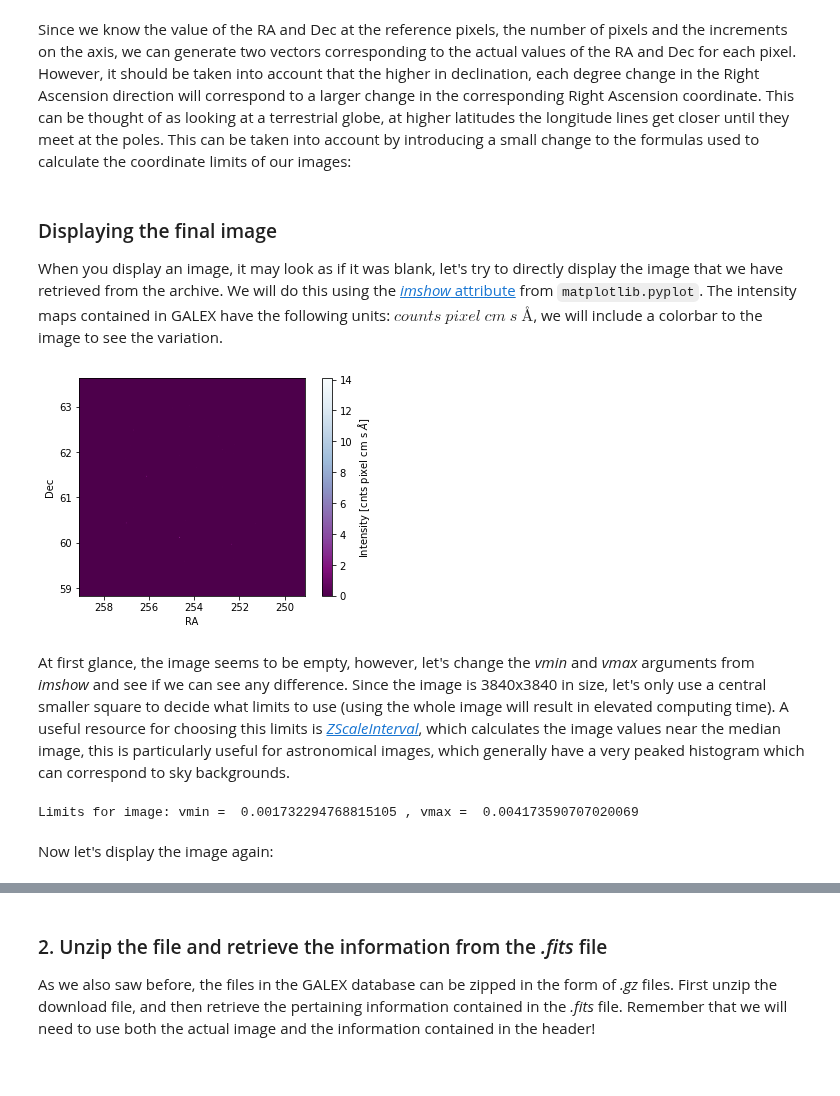
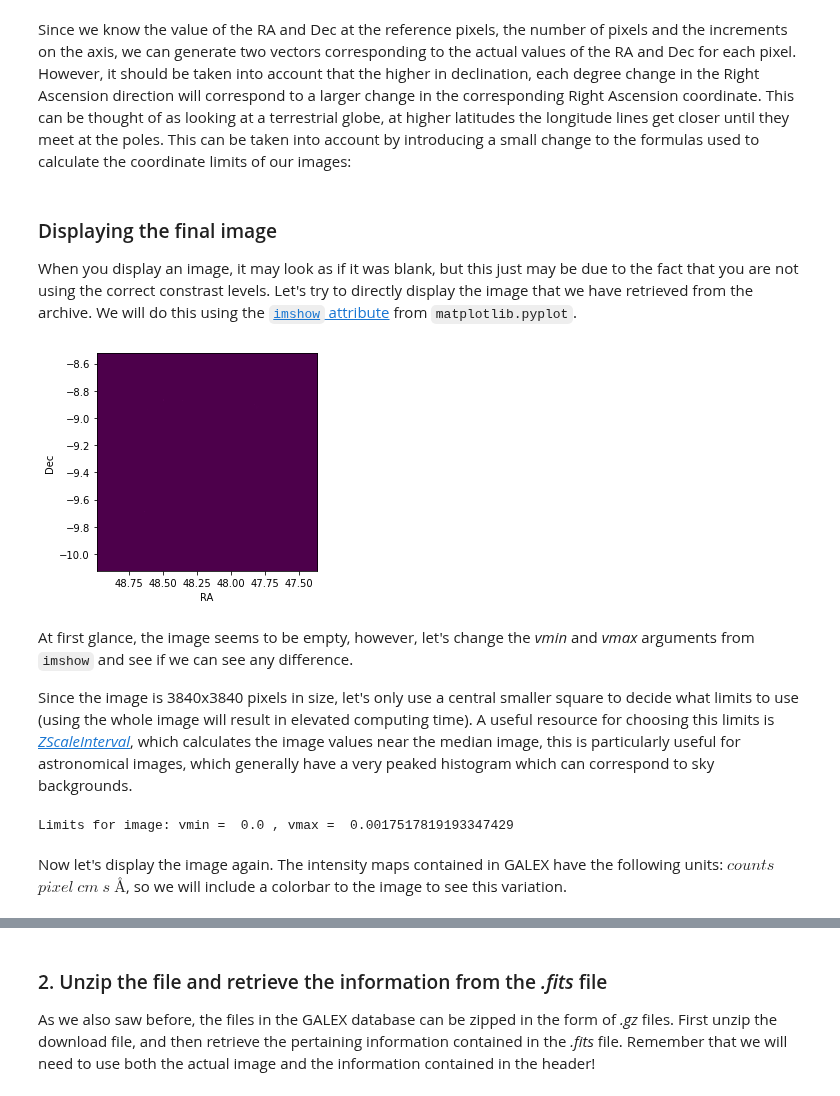
Before and after one commit to ScienceBetter/notebooks-stsci, a Jupyter notebook: surveying_dust_structure_via_GALEX_MIS_pt1/surveying_dust_structure_via_GALEX_MIS_pt1.ipynb, the cells around one changed output, grey strips where cells are left out. Cells and saved outputs as stored; diff of their text form; code cells hidden in the pictures.

Commit message:
Final draft for pt. 1 upload
This tutorial and solution contains the final targets for pt. 1 and has been revised to conform with the new tutorial standards.

```diff
--- a/surveying_dust_structure_via_GALEX_MIS_pt1/surveying_dust_structure_via_GALEX_MIS_pt1.ipynb
+++ b/surveying_dust_structure_via_GALEX_MIS_pt1/surveying_dust_structure_via_GALEX_MIS_pt1.ipynb
@@ -69,0 +71,3 @@ coord = SkyCoord(253.0000, +61.0, unit='deg', frame='icrs')
+# %%
+coord_gal = SkyCoord(191.6657, -52.2938, unit='deg', frame='galactic')
+coord_gal
@@ -69,0 +79,3 @@ coord = SkyCoord(253.0000, +61.0, unit='deg', frame='icrs')
+# %%
+coord_icrs = coord_gal.transform_to('icrs')
+coord_icrs
@@ -72,5 +87,5 @@ Now, let's perform the query around this region for our desired image. We need t
 # %%
-obs = Observations.query_criteria(obs_collection="GALEX",coordinates=coord,project='MIS',radius="1 deg")
+obs = Observations.query_criteria(obs_collection="GALEX",coordinates=coord_icrs,project='MIS',radius="0.5 deg")
 data_products = Observations.get_product_list(obs)
 data_products[0:3]
 # %% [output]
@@ -102,4 +125,4 @@ Let's select the first Intensity map from the list, but since we want to use NUV
 # %%
-yourProd = data_products_mrp[1]
+yourProd = data_products_mrp[0]
 yourProd
 # %% [output]
@@ -216,27 +241,28 @@ Decf = crval2 + (naxis2+1-crpix2)*cdelt2
 # %% [markdown]
 ### Displaying the final image
 
-When you display an image, it may look as if it was blank, let's try to directly display the image that we have retrieved from the archive. We will do this using the <a href="https://matplotlib.org/stable/api/_as_gen/matplotlib.pyplot.imshow.html">_imshow_ attribute</a> from `matplotlib.pyplot`. The intensity maps contained in GALEX have the following units: $counts$ $pixel$ $cm$ $s$ $Å$, we will include a colorbar to the image to see the variation.
+When you display an image, it may look as if it was blank, but this just may be due to the fact that you are not using the correct constrast levels. Let's try to directly display the image that we have retrieved from the archive. We will do this using the <a href="https://matplotlib.org/stable/api/_as_gen/matplotlib.pyplot.imshow.html">`imshow` attribute</a> from `matplotlib.pyplot`.
 # %%
 plt.figure()
-plt.imshow(image, extent=[RA1,RAf,Dec1,Decf], cmap='BuPu_r',aspect=2)
+plt.imshow(image, extent=[RA1,RAf,Dec1,Decf], cmap='BuPu_r',origin='lower')
 plt.xlabel('RA')
 plt.ylabel('Dec')
-plt.colorbar(label='Intensity [cnts pixel cm s $\AA$]')
 plt.show()
 # %% [output]
-[figure, old version]
+[figure, new version]
 # %% [markdown]
-At first glance, the image seems to be empty, however, let's change the _vmin_ and _vmax_ arguments from _imshow_ and see if we can see any difference. Since the image is 3840x3840 in size, let's only use a central smaller square to decide what limits to use (using the whole image will result in elevated computing time). A useful resource for choosing this limits is <a href="https://docs.astropy.org/en/stable/api/astropy.visualization.ZScaleInterval.html#astropy.visualization.ZScaleInterval">_ZScaleInterval_</a>, which calculates the image values near the median image, this is particularly useful for astronomical images, which generally have a very peaked histogram which can correspond to sky backgrounds.
+At first glance, the image seems to be empty, however, let's change the _vmin_ and _vmax_ arguments from `imshow` and see if we can see any difference.
+
+Since the image is 3840x3840 pixels in size, let's only use a central smaller square to decide what limits to use (using the whole image will result in elevated computing time). A useful resource for choosing this limits is <a href="https://docs.astropy.org/en/stable/api/astropy.visualization.ZScaleInterval.html#astropy.visualization.ZScaleInterval">_ZScaleInterval_</a>, which calculates the image values near the median image, this is particularly useful for astronomical images, which generally have a very peaked histogram which can correspond to sky backgrounds.
 # %%
 cut = image[1850:-1850,1850:-1850]
-interval = ZScaleInterval(nsamples=cut.size, contrast=1.5, max_reject=0.5)
+interval = ZScaleInterval(nsamples=cut.size, contrast=1, max_reject=0.5)
 vmin, vmax = interval.get_limits(cut)
 
 print('Limits for image: vmin = ',vmin,', vmax = ',vmax)
 # %% [output]
-Limits for image: vmin =  0.001732294768815105 , vmax =  0.004173590707020069
+Limits for image: vmin =  0.0 , vmax =  0.0017517819193347429
 # %% [markdown]
-Now let's display the image again:
+Now let's display the image again. The intensity maps contained in GALEX have the following units: $counts$ $pixel$ $cm$ $s$ $Å$, so we will include a colorbar to the image to see this variation.
 # %%
 plt.figure(figsize=(9,6))
```
Also changed, not shown: parts of 26 cells of this notebook, 1 other file.
